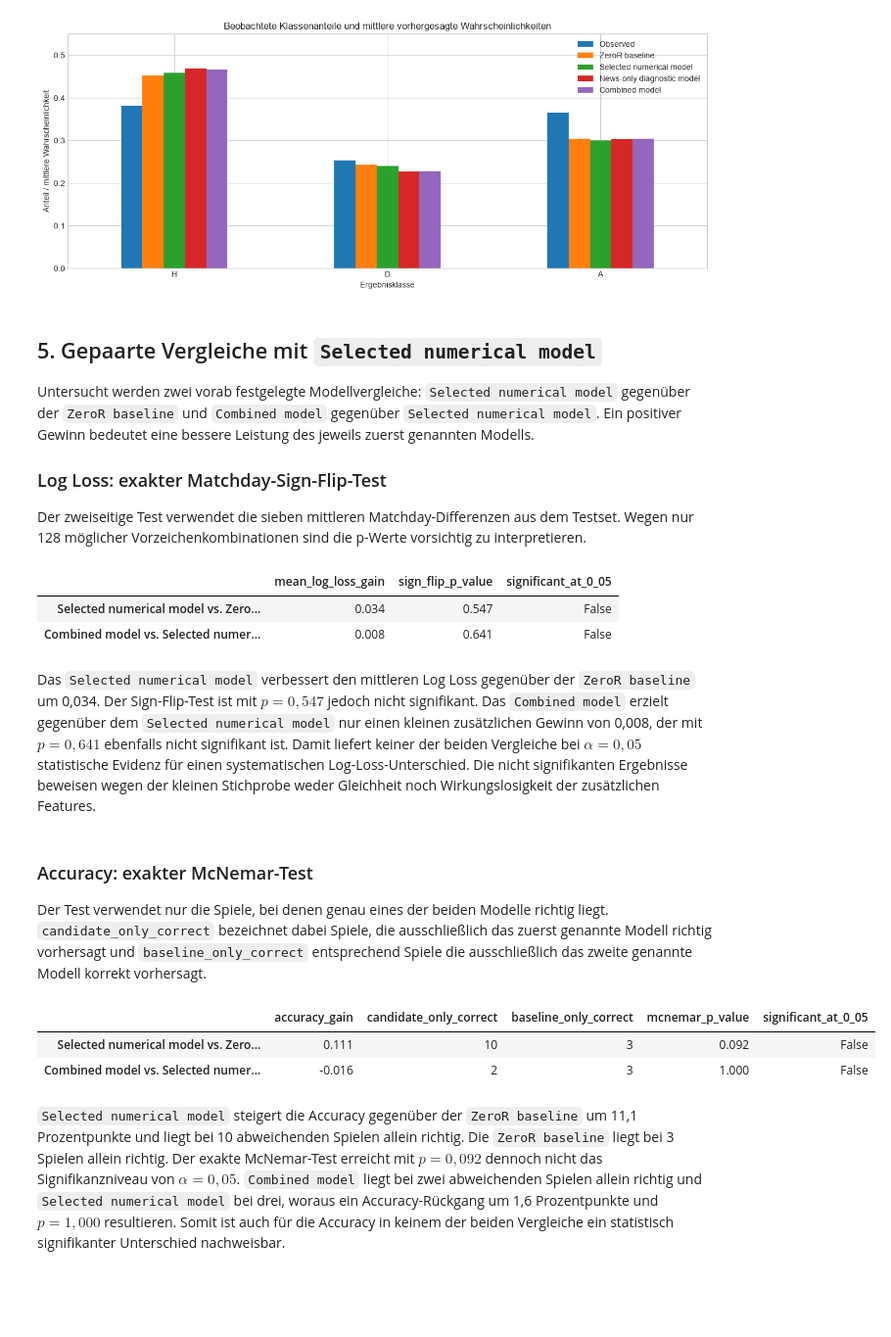
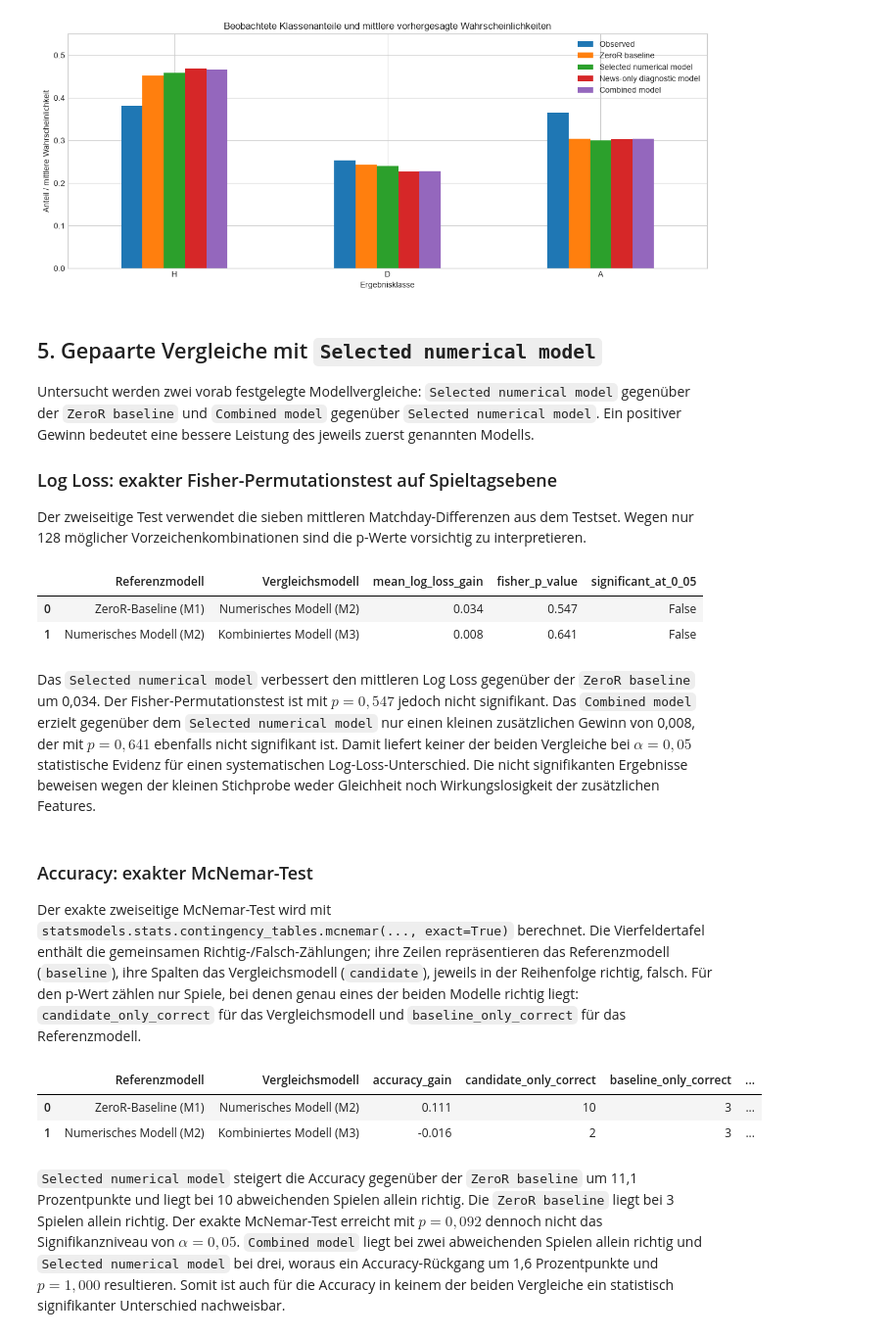
Before and after one commit to JacquesBurot/bundesliga-news-prediction, a Jupyter notebook: notebooks/01_model_comparison.ipynb, the cells around one changed output. Shown at 98% size. Drawn from its saved outputs; the diff is of its cells as text; code cells hidden in the pictures; blank space fills up the shorter version.

```diff
--- a/notebooks/01_model_comparison.ipynb
+++ b/notebooks/01_model_comparison.ipynb
@@ -356,11 +366,11 @@ plt.show()
 
 Untersucht werden zwei vorab festgelegte Modellvergleiche: `Selected numerical model` gegenüber der `ZeroR baseline` und `Combined model` gegenüber `Selected numerical model`. Ein positiver Gewinn bedeutet eine bessere Leistung des jeweils zuerst genannten Modells.
 
-### Log Loss: exakter Matchday-Sign-Flip-Test
+### Log Loss: exakter Fisher-Permutationstest auf Spieltagsebene
 
 Der zweiseitige Test verwendet die sieben mittleren Matchday-Differenzen aus dem Testset. Wegen nur 128 möglicher Vorzeichenkombinationen sind die p-Werte vorsichtig zu interpretieren.
 # %%
-def exact_matchday_sign_flip_p_value(matchday_gains: np.ndarray) -> float:
+def exact_matchday_fisher_p_value(matchday_gains: np.ndarray) -> float:
     observed = abs(matchday_gains.mean())
     null_statistics = [
         abs(np.mean(matchday_gains * np.asarray(signs)))
@@ -379,10 +389,10 @@ def log_loss_significance_comparison(
         .mean()
         .to_numpy()
     )
-    p_value = exact_matchday_sign_flip_p_value(matchday_gains)
+    p_value = exact_matchday_fisher_p_value(matchday_gains)
     return {
         "mean_log_loss_gain": matchday_gains.mean(),
-        "sign_flip_p_value": p_value,
+        "fisher_p_value": p_value,
         "significant_at_0_05": p_value < 0.05,
     }
 
@@ -398,56 +408,79 @@ log_loss_significance_results = pd.DataFrame({
     )
     for comparison_name, (baseline_name, candidate_name) in MODEL_COMPARISONS.items()
 }).T
-display(log_loss_significance_results)
+comparison_model_labels = {
+    "ZeroR baseline": "ZeroR-Baseline (M1)",
+    "Selected numerical model": "Numerisches Modell (M2)",
+    "Combined model": "Kombiniertes Modell (M3)",
+}
+log_loss_significance_results_display = log_loss_significance_results.reset_index(drop=True)
+log_loss_significance_results_display.insert(
+    0,
+    "Referenzmodell",
+    [comparison_model_labels[baseline] for baseline, candidate in MODEL_COMPARISONS.values()],
+)
+log_loss_significance_results_display.insert(
+    1,
+    "Vergleichsmodell",
+    [comparison_model_labels[candidate] for baseline, candidate in MODEL_COMPARISONS.values()],
+)
+display(log_loss_significance_results_display)
 # %% [output]
-|  | mean_log_loss_gain | sign_flip_p_value | significant_at_0_05 |
-| Selected numerical model vs. Zero... | 0.034 | 0.547 | False |
-| Combined model vs. Selected numer... | 0.008 | 0.641 | False |
+|  | Referenzmodell | Vergleichsmodell | mean_log_loss_gain | fisher_p_value | significant_at_0_05 |
+| 0 | ZeroR-Baseline (M1) | Numerisches Modell (M2) | 0.034 | 0.547 | False |
+| 1 | Numerisches Modell (M2) | Kombiniertes Modell (M3) | 0.008 | 0.641 | False |
 # %% [markdown]
-Das `Selected numerical model` verbessert den mittleren Log Loss gegenüber der `ZeroR baseline` um 0,034. Der Sign-Flip-Test ist mit $p = 0{,}547$ jedoch nicht signifikant. Das `Combined model` erzielt gegenüber dem `Selected numerical model` nur einen kleinen zusätzlichen Gewinn von 0,008, der mit $p = 0{,}641$ ebenfalls nicht signifikant ist. Damit liefert keiner der beiden Vergleiche bei $\alpha = 0{,}05$ statistische Evidenz für einen systematischen Log-Loss-Unterschied. Die nicht signifikanten Ergebnisse beweisen wegen der kleinen Stichprobe weder Gleichheit noch Wirkungslosigkeit der zusätzlichen Features.
+Das `Selected numerical model` verbessert den mittleren Log Loss gegenüber der `ZeroR baseline` um 0,034. Der Fisher-Permutationstest ist mit $p = 0{,}547$ jedoch nicht signifikant. Das `Combined model` erzielt gegenüber dem `Selected numerical model` nur einen kleinen zusätzlichen Gewinn von 0,008, der mit $p = 0{,}641$ ebenfalls nicht signifikant ist. Damit liefert keiner der beiden Vergleiche bei $\alpha = 0{,}05$ statistische Evidenz für einen systematischen Log-Loss-Unterschied. Die nicht signifikanten Ergebnisse beweisen wegen der kleinen Stichprobe weder Gleichheit noch Wirkungslosigkeit der zusätzlichen Features.
 # %% [markdown]
 ### Accuracy: exakter McNemar-Test
 
-Der Test verwendet nur die Spiele, bei denen genau eines der beiden Modelle richtig liegt. `candidate_only_correct` bezeichnet dabei Spiele, die ausschließlich das zuerst genannte Modell richtig vorhersagt und `baseline_only_correct` entsprechend Spiele die ausschließlich das zweite genannte Modell korrekt vorhersagt.
+Der exakte zweiseitige McNemar-Test wird mit `statsmodels.stats.contingency_tables.mcnemar(..., exact=True)` berechnet. Die Vierfeldertafel enthält die gemeinsamen Richtig-/Falsch-Zählungen; ihre Zeilen repräsentieren das Referenzmodell (`baseline`), ihre Spalten das Vergleichsmodell (`candidate`), jeweils in der Reihenfolge richtig, falsch. Für den p-Wert zählen nur Spiele, bei denen genau eines der beiden Modelle richtig liegt: `candidate_only_correct` für das Vergleichsmodell und `baseline_only_correct` für das Referenzmodell.
 # %%
 def accuracy_significance_comparison(
     baseline: pd.DataFrame,
     candidate: pd.DataFrame,
 ) -> dict[str, float | int | bool]:
     baseline_only_correct = int((baseline["correct"] & ~candidate["correct"]).sum())
     candidate_only_correct = int((~baseline["correct"] & candidate["correct"]).sum())
-    discordant = baseline_only_correct + candidate_only_correct
-    p_value = (
-        1.0
-        if discordant == 0
-        else binomtest(
-            candidate_only_correct,
-            discordant,
-            p=0.5,
-            alternative="two-sided",
-        ).pvalue
-    )
+    both_correct = int((baseline["correct"] & candidate["correct"]).sum())
+    both_wrong = int((~baseline["correct"] & ~candidate["correct"]).sum())
+    table = [
+        [both_correct, baseline_only_correct],
+        [candidate_only_correct, both_wrong],
+    ]
+    p_value = float(mcnemar(table, exact=True).pvalue)
     return {
         "accuracy_gain": candidate["correct"].mean() - baseline["correct"].mean(),
         "candidate_only_correct": candidate_only_correct,
         "baseline_only_correct": baseline_only_correct,
         "mcnemar_p_value": p_value,
         "significant_at_0_05": p_value < 0.05,
     }
 
 
 accuracy_significance_results = pd.DataFrame({
     comparison_name: accuracy_significance_comparison(
         predictions[baseline_name],
         predictions[candidate_name],
     )
     for comparison_name, (baseline_name, candidate_name) in MODEL_COMPARISONS.items()
 }).T
-display(accuracy_significance_results)
+accuracy_significance_results_display = accuracy_significance_results.reset_index(drop=True)
+accuracy_significance_results_display.insert(
+    0,
+    "Referenzmodell",
+    [comparison_model_labels[baseline] for baseline, candidate in MODEL_COMPARISONS.values()],
+)
+accuracy_significance_results_display.insert(
+    1,
+    "Vergleichsmodell",
+    [comparison_model_labels[candidate] for baseline, candidate in MODEL_COMPARISONS.values()],
+)
+display(accuracy_significance_results_display)
 # %% [output]
-|  | accuracy_gain | candidate_only_correct | baseline_only_correct | mcnemar_p_value | significant_at_0_05 |
-| Selected numerical model vs. Zero... | 0.111 | 10 | 3 | 0.092 | False |
-| Combined model vs. Selected numer... | -0.016 | 2 | 3 | 1.000 | False |
+|  | Referenzmodell | Vergleichsmodell | accuracy_gain | candidate_only_correct | baseline_only_correct | ... |
+| 0 | ZeroR-Baseline (M1) | Numerisches Modell (M2) | 0.111 | 10 | 3 | ... |
+| 1 | Numerisches Modell (M2) | Kombiniertes Modell (M3) | -0.016 | 2 | 3 | ... |
 # %% [markdown]
 `Selected numerical model` steigert die Accuracy gegenüber der `ZeroR baseline` um 11,1 Prozentpunkte und liegt bei 10 abweichenden Spielen allein richtig. Die `ZeroR baseline` liegt bei 3 Spielen allein richtig. Der exakte McNemar-Test erreicht mit $p = 0{,}092$ dennoch nicht das Signifikanzniveau von $\alpha = 0{,}05$. `Combined model` liegt bei zwei abweichenden Spielen allein richtig und `Selected numerical model` bei drei, woraus ein Accuracy-Rückgang um 1,6 Prozentpunkte und $p = 1{,}000$ resultieren. Somit ist auch für die Accuracy in keinem der beiden Vergleiche ein statistisch signifikanter Unterschied nachweisbar.
 # %% [markdown]
```
Also changed, not shown: parts of 3 cells of this notebook.
